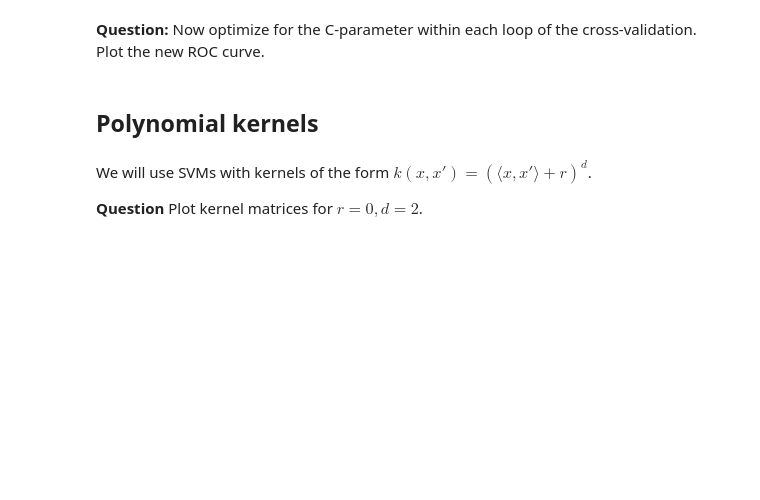
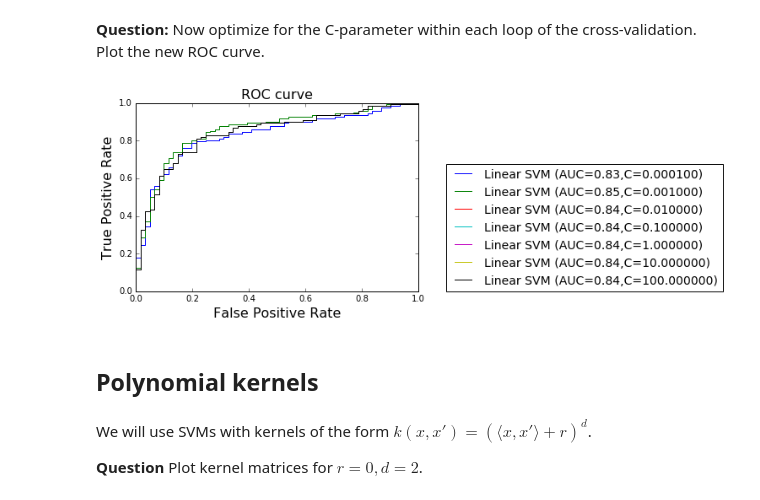
Before and after one commit to Coneain/ma2823_2016, a Jupyter notebook: lab_notebooks/Lab 7 2016-11-25 Support Vector Machines.ipynb, the cells around one changed output. Saved outputs shown, nothing was run; the diff lists cells and outputs as text; code cells hidden in the pictures; blank space fills up the shorter version.

```diff
--- a/lab_notebooks/Lab 7 2016-11-25 Support Vector Machines.ipynb
+++ b/lab_notebooks/Lab 7 2016-11-25 Support Vector Machines.ipynb
@@ -199,3 +223,25 @@ parameters_dict = {'C': [0.0001, 0.001, 0.01, 0.1, 1, 10, 100]}
+# %%
+from sklearn import grid_search
+parameters_dict = {'C': [0.0001, 0.001, 0.01, 0.1, 1, 10, 100]}
+colors=['b','g','r','c','m','y','k']
+n=0
+for c in parameters_dict['C']:
+    clf = svm.SVC(kernel='linear',C=c)
+    ypred_linear = cross_validate_with_scaling(X, y, clf, folds)
+    fpr, tpr, thresholds = metrics.roc_curve(y, ypred_linear, pos_label=1)
+    auc = metrics.auc(fpr, tpr)
+
+    plt.plot(fpr,
+             tpr,
+             color=colors[n],
+             label='Linear SVM (AUC=%.2f,C=%f)' % (auc,c))
+    n+=1
+    plt.xlabel('False Positive Rate', fontsize=16)
+    plt.ylabel('True Positive Rate', fontsize=16)
+    plt.title('ROC curve', fontsize=16)
+    plt.legend(loc=(1.1, 0), fontsize=14)
+# %% [output]
+[figure, added]
 # %% [markdown]
 ## Polynomial kernels
 # %% [markdown]
```
Also changed, not shown: parts of 16 cells of this notebook.
